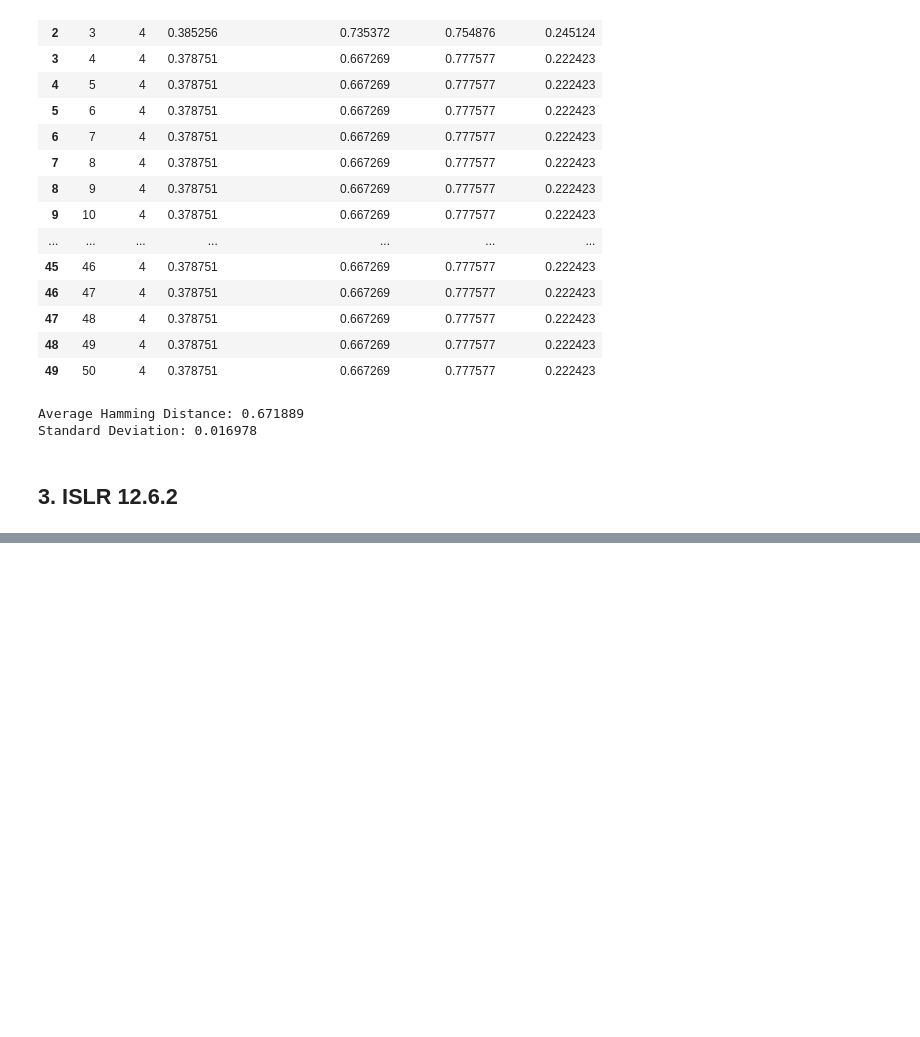
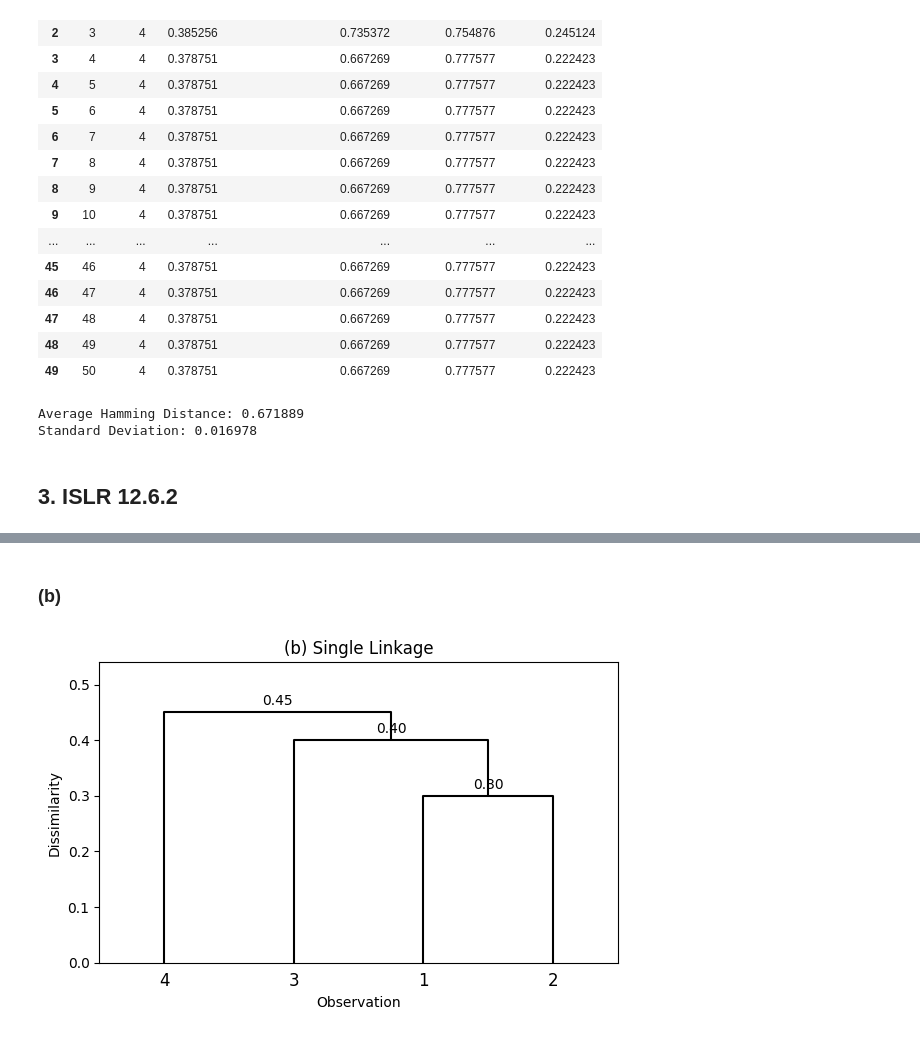
Before and after one commit to cxieusc/DSCI_552_HW7, a Jupyter notebook: notebook/Xie_Chong_HW7.ipynb, the cells around one changed output, grey strips where cells are left out. Cells and saved outputs as stored; diff of their text form; code cells hidden in the pictures; blank space fills up the shorter version.

```diff
--- a/notebook/Xie_Chong_HW7.ipynb
+++ b/notebook/Xie_Chong_HW7.ipynb
@@ -514,0 +564,7 @@ Standard Deviation: 0.016978
+# %% [markdown]
+### (b)
+# %%
+Z_single = linkage(distances, method="single")
+plot_dendrogram(Z_single, "(b) Single Linkage")
+# %% [output]
+[figure, added]
```
Also changed, not shown: parts of 7 cells of this notebook, 1 other file.
